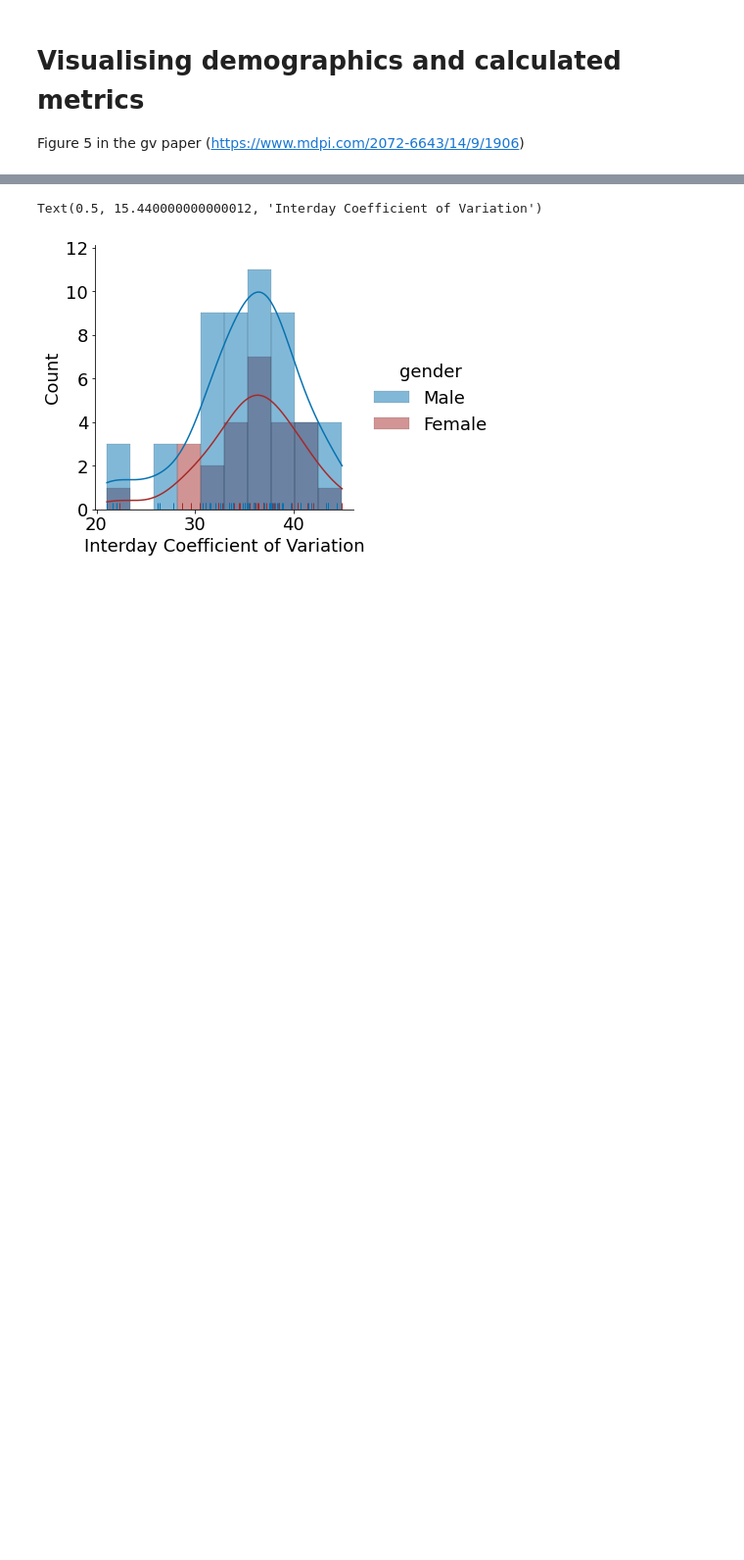
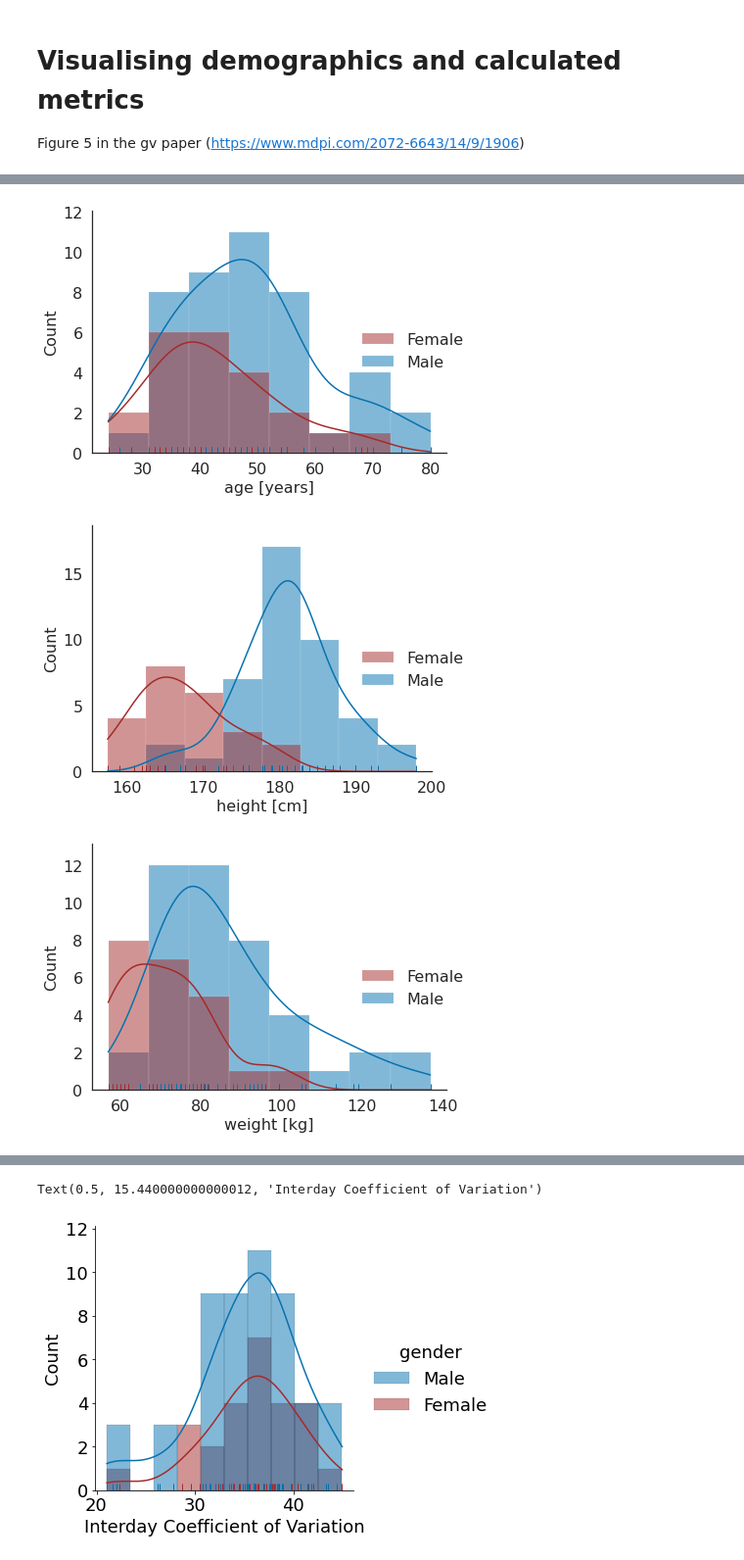
Before and after one commit to berndreinhold/OpenHumansDataTools, a Jupyter notebook: bin/GV-demographics-scripts/gv_kpi_distributions.ipynb, the cells around one changed output, grey strips where cells are left out. Shown at 98% size. Drawn from its saved outputs; the diff is of its cells as text; code cells hidden in the pictures; blank space fills up the shorter version.

```diff
--- a/bin/GV-demographics-scripts/gv_kpi_distributions.ipynb
+++ b/bin/GV-demographics-scripts/gv_kpi_distributions.ipynb
@@ -232,7 +304,8 @@ def plot_kde(df, var, xlabel, move_legend=False):
 
     df[var] = df[var].astype(float)
 
-    plt.rcParams.update({'font.size': 24, 'legend.fontsize': 12, 'legend.title_fontsize': 14})
+    #plt.rcParams.update({'font.size': 30, 'legend.fontsize': 18, 'legend.title_fontsize': 20, 'legend.title_fontcolor': "yellow"})
+    plt.rcParams.update({'font.size': 30, 'legend.fontsize': 16, 'legend.title_fontsize': 16, 'axes.labelsize': 16, 'axes.titlesize': 16, 'xtick.labelsize': 16, 'ytick.labelsize': 16})
     nbins = 8  # number of bins
     fg= sns.displot(df,
                 x=df[var],
@@ -247,5 +320,23 @@ def plot_kde(df, var, xlabel, move_legend=False):
     plt.tight_layout()
     if move_legend:
         sns.move_legend(fg, title="", loc='upper left', bbox_to_anchor=(0.25, 0.85), ncol=1)
+    else:
+        sns.set_legend_title(fg, title="xxx", prop={"size": 20})
+        #sns.move_legend(fg, title="", loc='center right', ncol=1)
     plt.savefig("OPENonOH_gender_kde_"+var+".png")
+
+    # calculate stats:
+    x = df.loc[df['gender']=='Female', var].tolist()
+    IQR_x = np.percentile(x, 75) - np.percentile(x, 25)
+    y = df.loc[df['gender']=='Male', var].tolist()
+    IQR_y = np.percentile(x, 75) - np.percentile(x, 25)
+
+    z_statistic, p_value = smws.ztest(x, y)
+    ks_statistic, p_value_ks = ks_2samp(x, y)
+    mw_statistic, p_value_mw = mannwhitneyu(x, y)
+
+    out = [np.mean(x), np.std(x), np.min(x), np.max(x), np.median(x), np.percentile(x, 25), np.percentile(x, 75), IQR_x, len(x), skew(x), kurtosis(x)]
+    out.extend([np.mean(y), np.std(y), np.min(y), np.max(y), np.median(y), np.percentile(y, 25), np.percentile(y, 75), IQR_y, len(y), skew(y), kurtosis(y)])
+    out.extend([z_statistic, p_value, ks_statistic, p_value_ks, mw_statistic, p_value_mw])
+    return out
 # %%
@@ -268,0 +376,24 @@ plot_kde(df1, 'POR', 'Percentage of Time Outside Range (POR)')
+# %%
+momenta_gender2 = []
+x = plot_kde(df1, 'age', 'age [years]')
+momenta_gender2.append(x)
+x = plot_kde(df1, 'height', 'height [cm]')
+momenta_gender2.append(x)
+x = plot_kde(df1, 'weight', 'weight [kg]')
+momenta_gender2.append(x)
+x = plot_kde(df1, 'TOR<70', 'Time outside range: < 70 mg/dL [%]')
+momenta_gender2.append(x)
+x = plot_kde(df1, 'TIR', 'Percentage of Time in range [%]', True)
+momenta_gender2.append(x)
+x = plot_kde(df1, 'TOR>180', 'Time outside range: > 180 mg/dL [%]')
+momenta_gender2.append(x)
+x = plot_kde(df1, 'bg_roc_stds', 'standard deviation(BG rate of change) [mg/dL/min]')
+momenta_gender2.append(x)
+
+df_gender_out2 = pd.DataFrame(momenta_gender2, columns=['mean_x', 'std_x', 'min_x', 'max_x', 'median_x', 'q1_x', 'q3_x', 'IQR_x', 'n_x', 'skew_x', 'kurtosis_x', 'mean_y',
+    'std_y', 'min_y', 'max_y', 'median_y', 'q1_y', 'q3_y', 'IQR_y', 'n_y', 'skew_y', 'kurtosis_y', 'z_statistic', 'p_value',
+    'ks_statistic', 'p_value_ks', 'mw_statistic', 'p_value_mw'])
+# %% [output]
+[figure, added]
+[figure, added]
+[figure, added]
```
Also changed, not shown: parts of 13 cells of this notebook.
